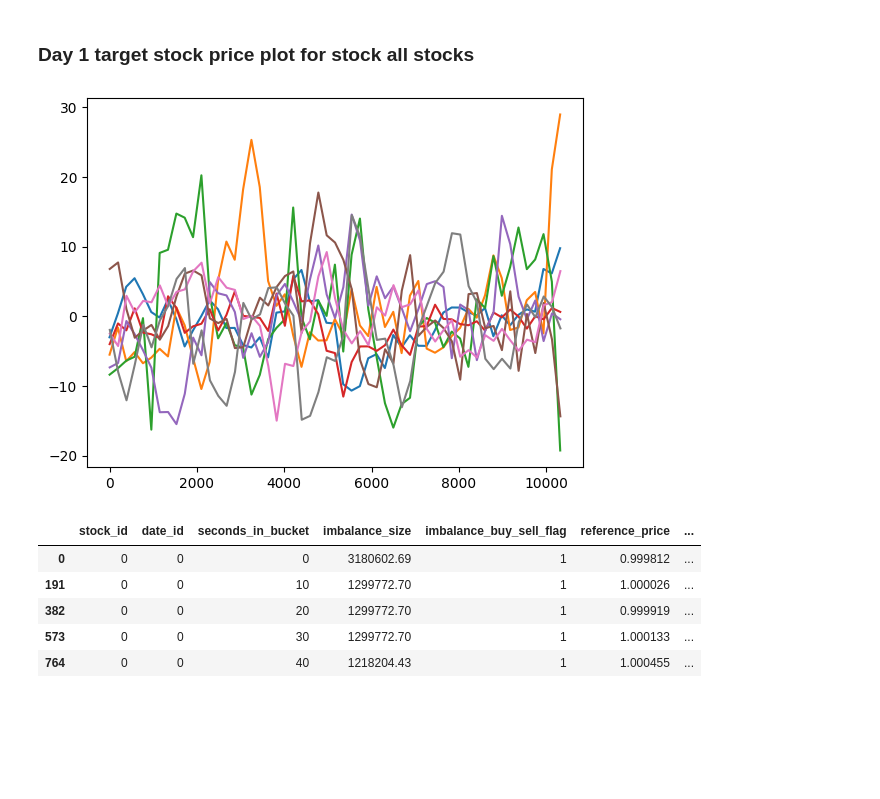
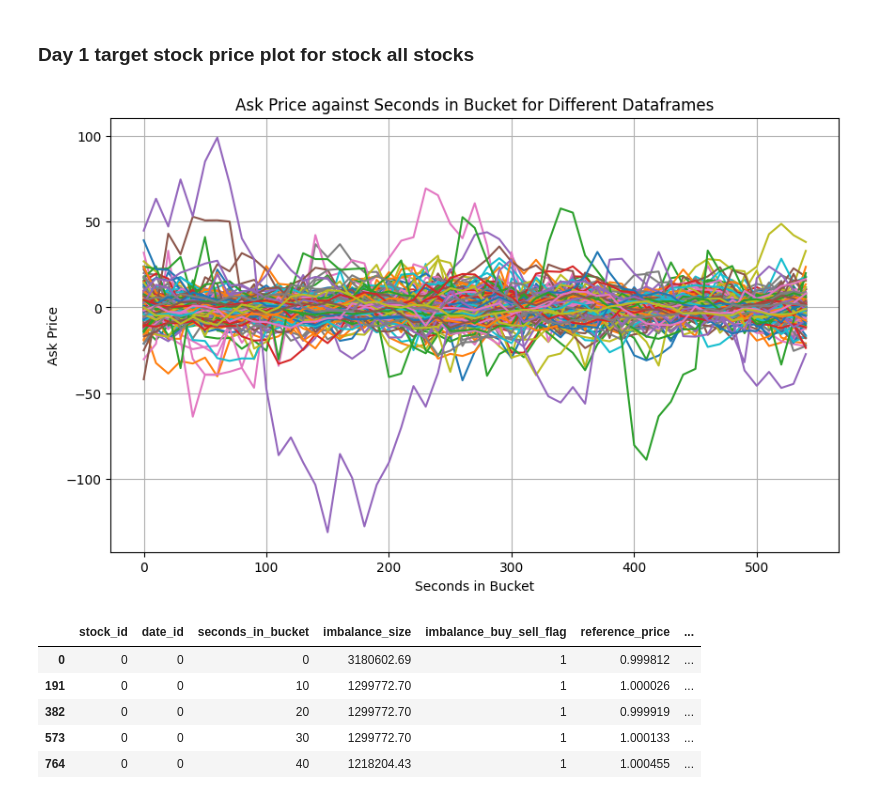
Before and after one commit to LucasTexier/Optiver_challenge, a Jupyter notebook: Optiver_challenge.ipynb, the cells around one changed output. Drawn from its saved outputs; the diff is of its cells as text; code cells hidden in the pictures; blank space fills up the shorter version.

```diff
--- a/Optiver_challenge.ipynb
+++ b/Optiver_challenge.ipynb
@@ -100,6 +109,2 @@ for i in range(len(groupes)) :
 # %% [markdown]
 ### Day 2 ask price plot for stock all stocks
-# %%
-for i in range(len(groupes)) :
-    a = groupes[i][groupes[i]['date_id'] == 1]
-    a['ask_price'].plot()
@@ -108,11 +111,21 @@ for i in range(len(groupes)) :
 # %% [markdown]
 ### Day 1 target stock price plot for stock all stocks
-# %%
-for i in range(0,8) :
-    a = groupes[i][groupes[i]['date_id'] == 0]
-    a['target'].plot()
-# %% [output]
-[figure, removed]
+# %%
+
+plt.figure(figsize=(10, 6))  # Create a figure to hold the plots
+
+for i in range(len(groupes)):
+    a = groupes[i][groupes[i]['date_id'] == 1]
+    plt.plot( a['seconds_in_bucket'],a['target'], label=f'Dataframe {i}')  # Plot ask_price against seconds_in_bucket
+
+plt.xlabel('Seconds in Bucket')
+plt.ylabel('Ask Price')
+plt.title('Ask Price against Seconds in Bucket for Different Dataframes')
+#plt.legend()  # Show the legend for different dataframes
+plt.grid(True)
+plt.show()
+# %% [output]
+[figure, added]
 # %%
 groupes[0].head()
 # %% [output]
```
Also changed, not shown: parts of 10 cells of this notebook.
